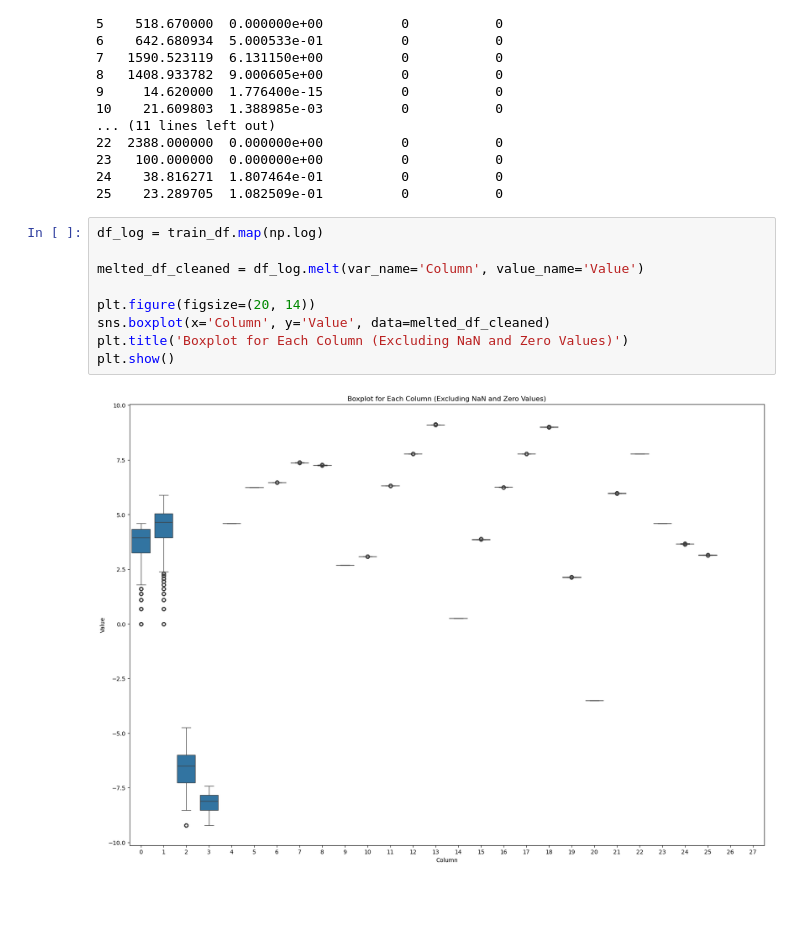
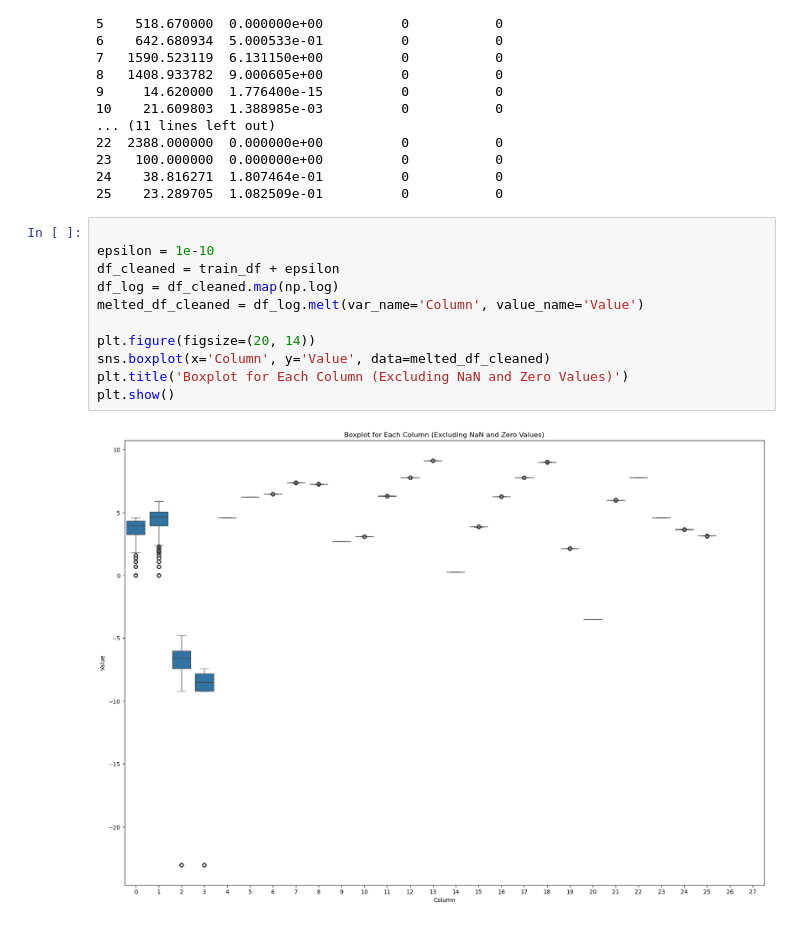
Before and after one commit to Vozikis/Aircraft-Sensors-Experiment, a Jupyter notebook: main_file.ipynb, the cells around one changed output. Cells and saved outputs as stored; diff of their text form; blank space fills up the shorter version.

```diff
--- a/main_file.ipynb
+++ b/main_file.ipynb
@@ -83,13 +83,15 @@ print(summary_df)
 24    38.816271  1.807464e-01          0           0
 25    23.289705  1.082509e-01          0           0
 # %%
-df_log = train_df.map(np.log)
 
+epsilon = 1e-10
+df_cleaned = train_df + epsilon
+df_log = df_cleaned.map(np.log)
 melted_df_cleaned = df_log.melt(var_name='Column', value_name='Value')
 
 plt.figure(figsize=(20, 14))
 sns.boxplot(x='Column', y='Value', data=melted_df_cleaned)
 plt.title('Boxplot for Each Column (Excluding NaN and Zero Values)')
 plt.show()
 # %% [output]
-[figure, old version]
+[figure, new version]
```
